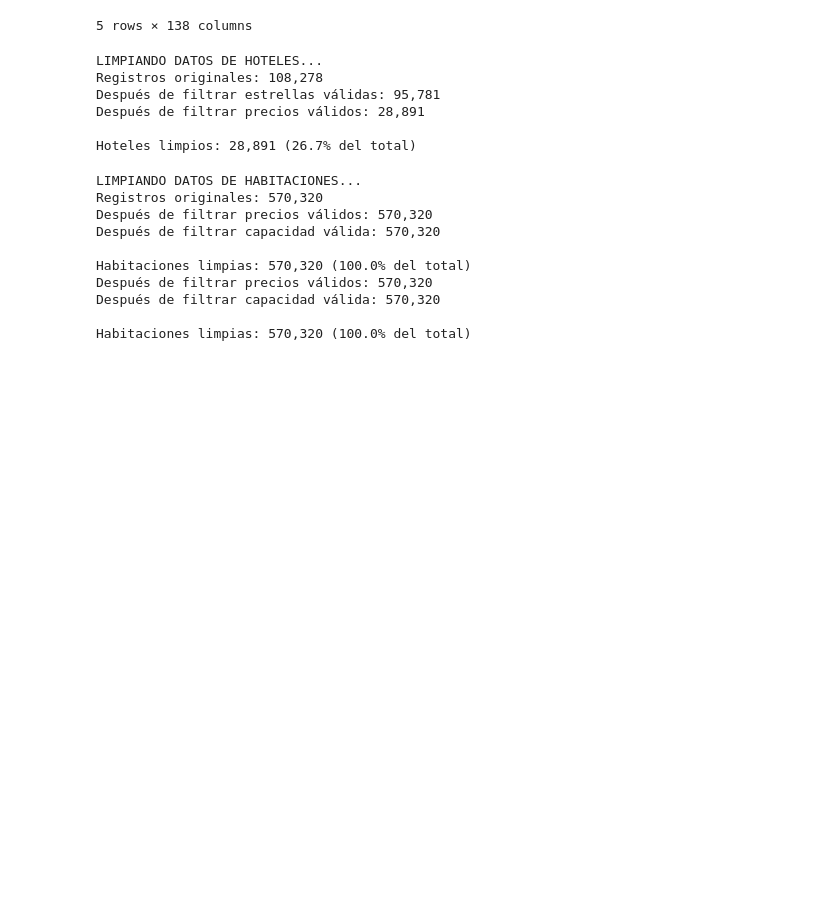
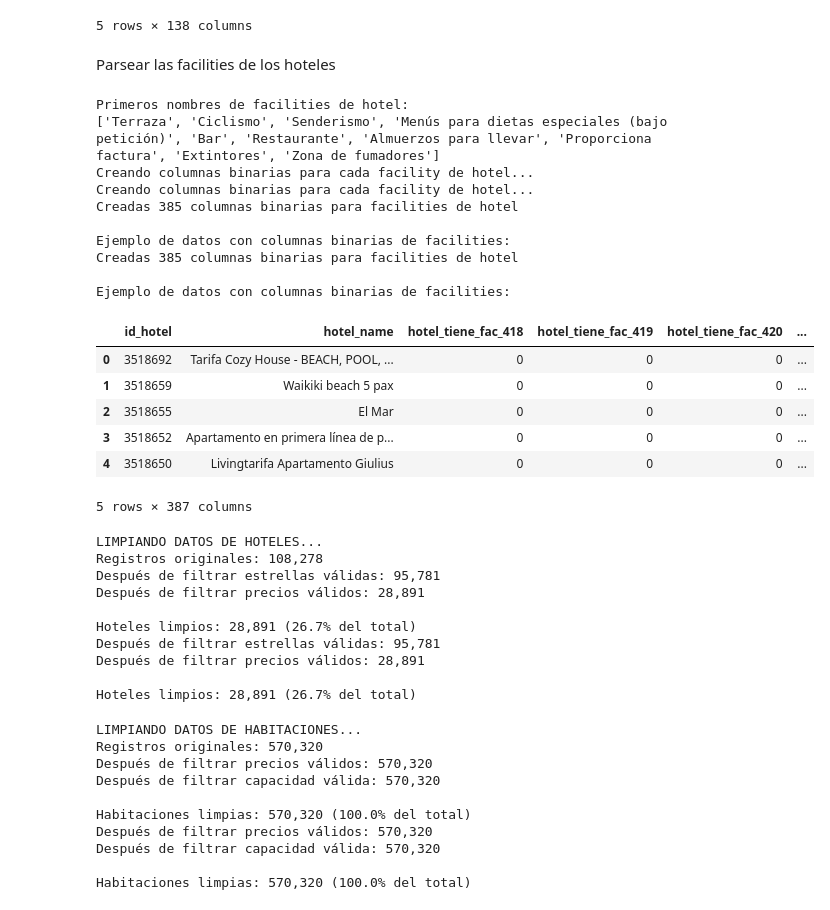
Before and after one commit to didinaeg/trabajo-hoteles, a Jupyter notebook: ml_analysis_hoteles.ipynb, the cells around one changed output. Saved outputs shown, nothing was run; the diff lists cells and outputs as text; code cells hidden in the pictures; blank space fills up the shorter version.

```diff
--- a/ml_analysis_hoteles.ipynb
+++ b/ml_analysis_hoteles.ipynb
@@ -257,6 +254,64 @@ Ejemplo de datos con columnas binarias:
 | 3 | 12488023 | 0 | 0 | 0 | 1 | 1 | ... |
 | 4 | 12487961 | 1 | 0 | 1 | 1 | 1 | ... |
 5 rows × 138 columns
+# %% [markdown]
+Parsear las facilities de los hoteles
+# %%
+
+# Aplicar la función para parsear facilities de hoteles
+hoteles['facilities_lista'] = hoteles['facilities'].apply(parse_instalaciones)
+
+# Crear un diccionario para mapear IDs a nombres de servicios de hotel
+id_to_name_hotel = dict(zip(servicios_hotel['id'], servicios_hotel['name']))
+
+# Función para obtener nombres de facilities de hotel en lugar de IDs
+def get_nombres_facilities_hotel(ids):
+    return [id_to_name_hotel.get(id_fac, f"Desconocido-{id_fac}") for id_fac in ids]
+
+# Agregar columna con nombres de facilities
+hoteles['facilities_nombres'] = hoteles['facilities_lista'].apply(get_nombres_facilities_hotel)
+
+# Crear una lista plana con todas las facilities de hoteles
+todas_facilities_hotel = []
+for lista in hoteles['facilities_lista'].dropna():
+    todas_facilities_hotel.extend(lista)
+
+# Crear columnas binarias (one-hot encoding) para cada facility de hotel
+print("Creando columnas binarias para cada facility de hotel...")
+
+# Crear dataframe con columnas binarias para facilities de hotel
+for id_fac in set(todas_facilities_hotel):
+    nombre_fac = id_to_name_hotel.get(id_fac, f"fac_{id_fac}")
+    col_name = f"hotel_tiene_{nombre_fac.lower().replace(' ', '_').replace('/', '_').replace('-', '_')}"
+
+    # Crear columna binaria
+    hoteles[col_name] = hoteles['facilities_lista'].apply(
+        lambda x: 1 if id_fac in x else 0
+    )
+
+# Mostrar las primeras filas con algunas columnas binarias
+columnas_binarias_hotel = [col for col in hoteles.columns if col.startswith('hotel_tiene_')]
+print(f"Creadas {len(columnas_binarias_hotel)} columnas binarias para facilities de hotel")
+print("\nEjemplo de datos con columnas binarias de facilities:")
+display(hoteles[['id_hotel', 'hotel_name'] + columnas_binarias_hotel].head())
+# %% [output]
+Primeros nombres de facilities de hotel:
+['Terraza', 'Ciclismo', 'Senderismo', 'Menús para dietas especiales (bajo petición)', 'Bar', 'Restaurante', 'Almuerzos para llevar', 'Proporciona factura', 'Extintores', 'Zona de fumadores']
+Creando columnas binarias para cada facility de hotel...
+Creando columnas binarias para cada facility de hotel...
+Creadas 385 columnas binarias para facilities de hotel
+
+Ejemplo de datos con columnas binarias de facilities:
+Creadas 385 columnas binarias para facilities de hotel
+
+Ejemplo de datos con columnas binarias de facilities:
+|  | id_hotel | hotel_name | hotel_tiene_fac_418 | hotel_tiene_fac_419 | hotel_tiene_fac_420 | ... |
+| 0 | 3518692 | Tarifa Cozy House - BEACH, POOL, ... | 0 | 0 | 0 | ... |
+| 1 | 3518659 | Waikiki beach 5 pax | 0 | 0 | 0 | ... |
+| 2 | 3518655 | El Mar | 0 | 0 | 0 | ... |
+| 3 | 3518652 | Apartamento en primera línea de p... | 0 | 0 | 0 | ... |
+| 4 | 3518650 | Livingtarifa Apartamento Giulius | 0 | 0 | 0 | ... |
+5 rows × 387 columns
 # %%
 # Limpiar datos de HOTELES
 print("LIMPIANDO DATOS DE HOTELES...")
@@ -281,6 +336,10 @@ Después de filtrar estrellas válidas: 95,781
 Después de filtrar precios válidos: 28,891
 
 Hoteles limpios: 28,891 (26.7% del total)
+Después de filtrar estrellas válidas: 95,781
+Después de filtrar precios válidos: 28,891
+
+Hoteles limpios: 28,891 (26.7% del total)
 # %%
 # Limpiar datos de HABITACIONES
 print("LIMPIANDO DATOS DE HABITACIONES...")
```
Also changed, not shown: parts of 11 cells of this notebook.
